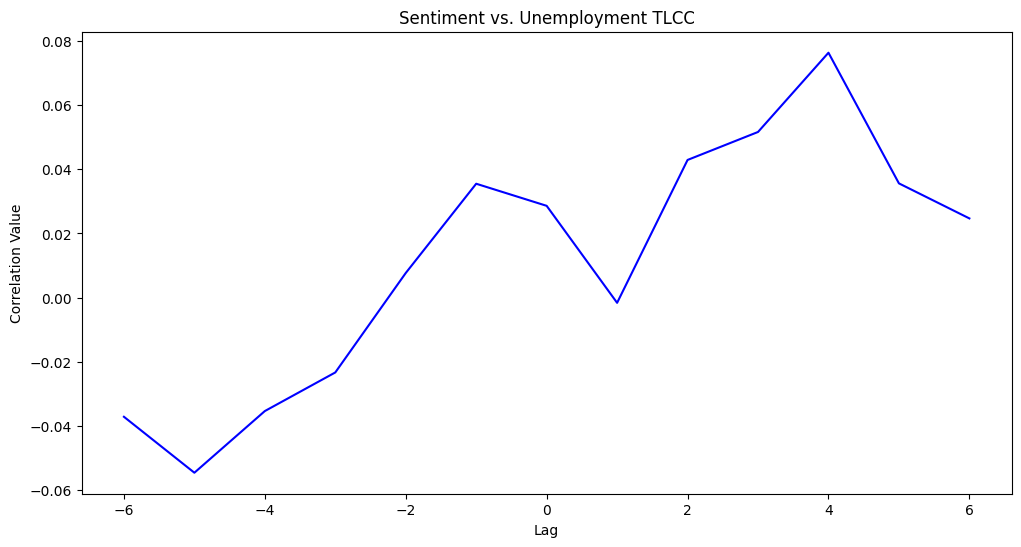
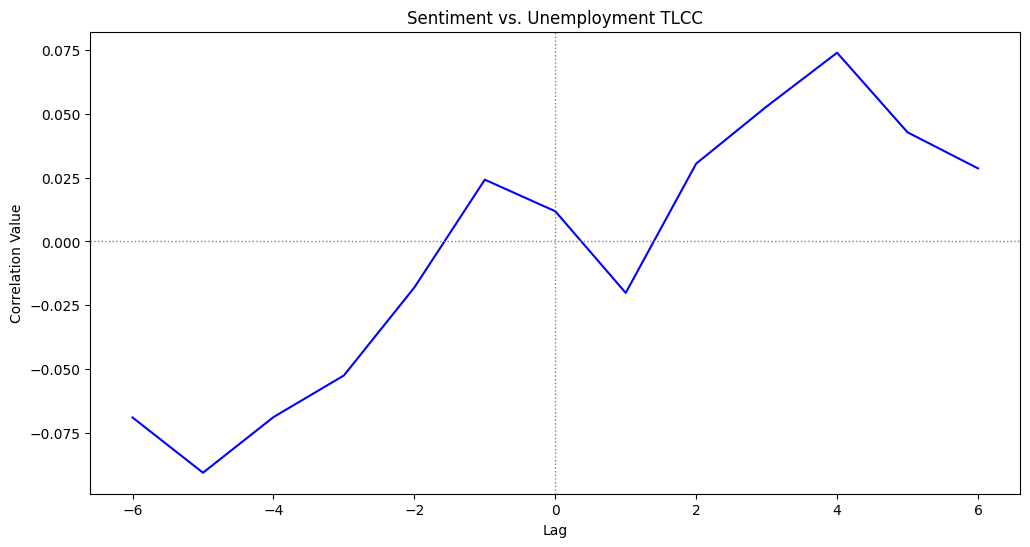
Code edit (unified diff) that turned the first committed figure into the second:
--- before
+++ after
@@ -1,7 +1,15 @@
+temp_df = all_feature_data[['UNRATE_MoM_diff']].copy()
+
+for lag in range(-6, 7):
+    col_name = f'sent_lag_{lag}'
+    temp_df[col_name] = all_feature_data['Neutrality_Ratio_30day_EMA'].shift(lag)
+
+temp_df = temp_df.dropna()
+
 correlations = []
 for lag in range(-6, 7):
-    shifted_sentiment = all_feature_data['Neutrality_Ratio_30day_EMA'].shift(lag)
-    corr_value = float(shifted_sentiment.corr(all_feature_data['UNRATE_MoM_diff']))
-    correlations.append([lag,corr_value])
+    col_name = f'sent_lag_{lag}'
+    corr_value = temp_df[col_name].corr(temp_df['UNRATE_MoM_diff'])
+    correlations.append([lag, corr_value])
 df = pd.DataFrame(correlations, columns = ['Lag', 'Correlation Value']) 
 
@@ -11,4 +19,6 @@
 plt.plot(df['Lag'], df['Correlation Value'], 
          label='Sentiment vs. Unemployment TLCC', color='blue')
+plt.axhline(y=0, color='grey', linestyle=':', linewidth=1, label="Neutral Correlation")
+plt.axvline(x=0, color='grey', linestyle=':', linewidth=1, label="Neutral Lag")
 plt.title('Sentiment vs. Unemployment TLCC')
 plt.xlabel('Lag')

Commit: tlcc